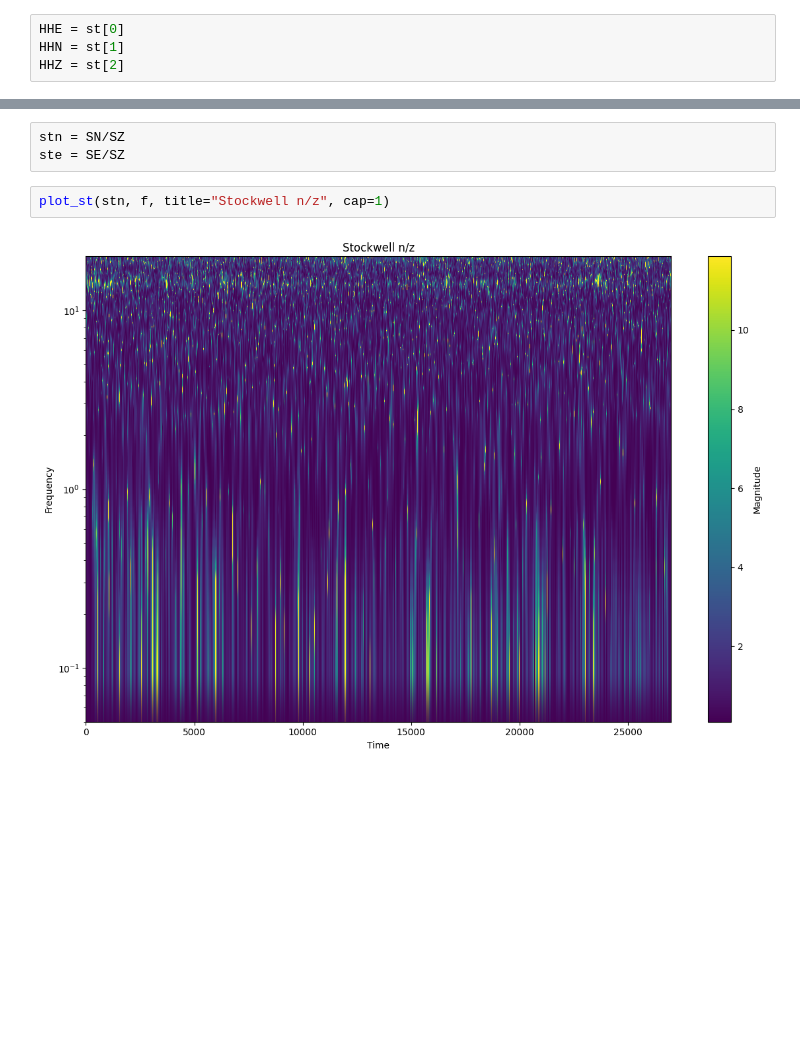
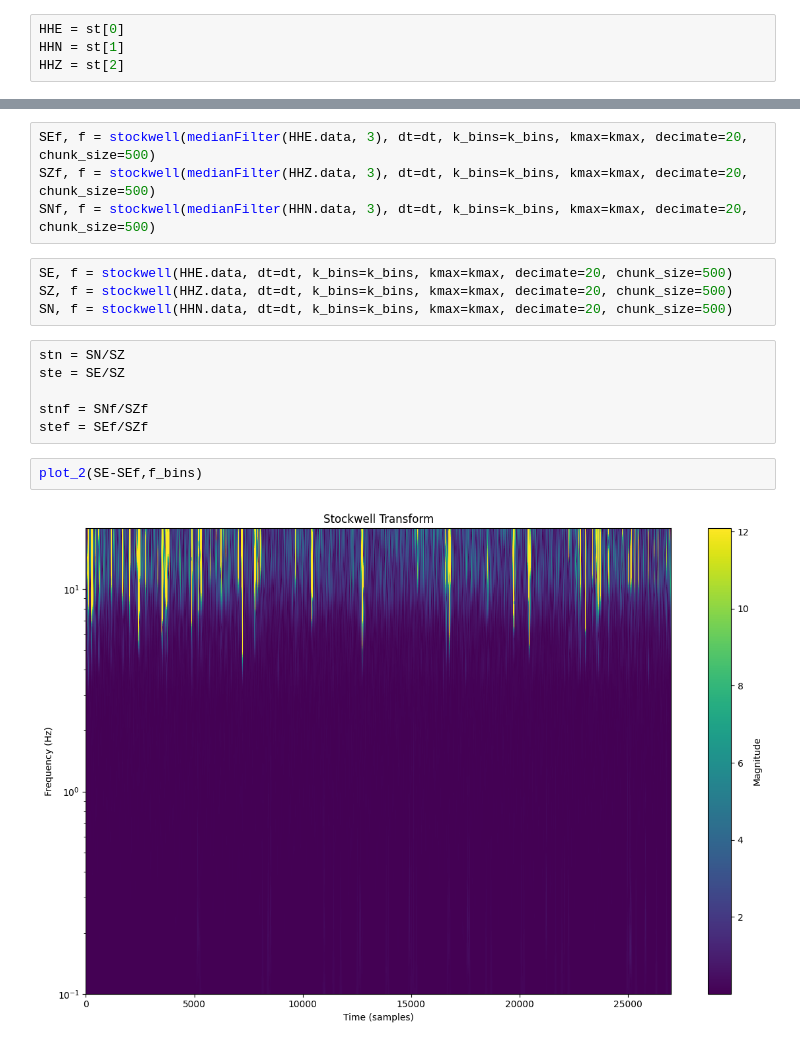
Before and after one commit to twdavisx/Stockwell, a Jupyter notebook: datacollection/HVSTR.ipynb, the cells around one changed output, grey strips where cells are left out. Cells and saved outputs as stored; diff of their text form; blank space fills up the shorter version.

```diff
--- a/datacollection/HVSTR.ipynb
+++ b/datacollection/HVSTR.ipynb
@@ -134,7 +164,18 @@ SN, f = stockwell(HHN.data, dt=dt, k_bins=k_bins, kmax=kmax, decimate=20, chunk_
+# %%
+SEf, f = stockwell(medianFilter(HHE.data, 3), dt=dt, k_bins=k_bins, kmax=kmax, decimate=20, chunk_size=500)
+SZf, f = stockwell(medianFilter(HHZ.data, 3), dt=dt, k_bins=k_bins, kmax=kmax, decimate=20, chunk_size=500)
+SNf, f = stockwell(medianFilter(HHN.data, 3), dt=dt, k_bins=k_bins, kmax=kmax, decimate=20, chunk_size=500)
+# %%
+SE, f = stockwell(HHE.data, dt=dt, k_bins=k_bins, kmax=kmax, decimate=20, chunk_size=500)
+SZ, f = stockwell(HHZ.data, dt=dt, k_bins=k_bins, kmax=kmax, decimate=20, chunk_size=500)
+SN, f = stockwell(HHN.data, dt=dt, k_bins=k_bins, kmax=kmax, decimate=20, chunk_size=500)
 # %%
 stn = SN/SZ
 ste = SE/SZ
+
+stnf = SNf/SZf
+stef = SEf/SZf
-# %%
-plot_st(stn, f, title="Stockwell n/z", cap=1)
-# %% [output]
-[figure, removed]
+# %%
+plot_2(SE-SEf,f_bins)
+# %% [output]
+[figure, added]
```
Also changed, not shown: parts of 7 cells of this notebook, 3 other files.
